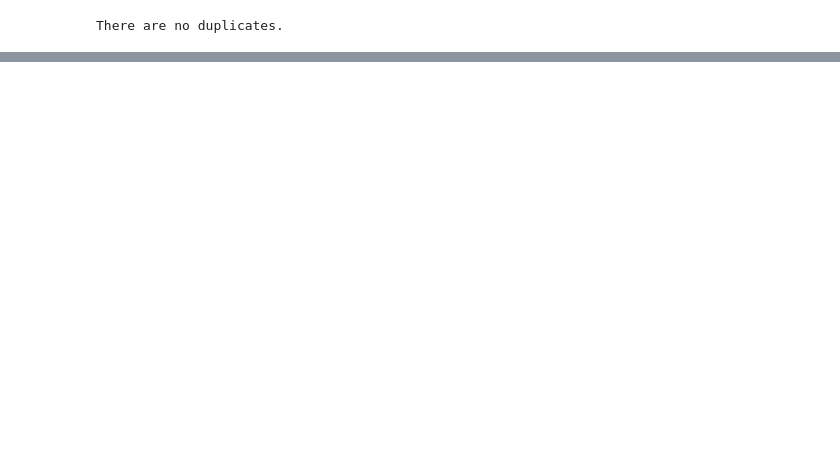
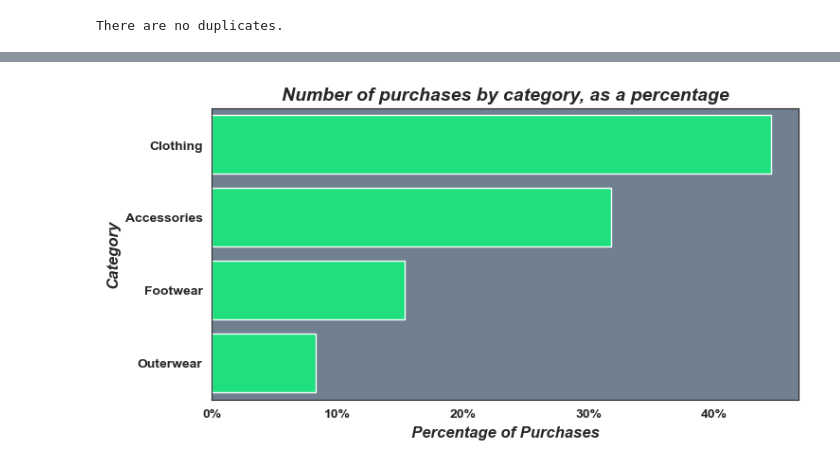
Before and after one commit to molly777yllom/DataDive3_DATA3500, a Jupyter notebook: shopping_trends.ipynb, the cells around one changed output, grey strips where cells are left out. Saved outputs shown, nothing was run; the diff lists cells and outputs as text; code cells hidden in the pictures; blank space fills up the shorter version.

```diff
--- a/shopping_trends.ipynb
+++ b/shopping_trends.ipynb
@@ -234,0 +367,43 @@ plt.show()
+# %%
+# plotting distribution across categories as a percentage
+
+# calculate the percentage of purchase count by each category
+category_counts = shopping['Category'].value_counts(normalize=True) * 100
+
+# convert the series to DataFrame for plotting
+category_percentage = category_counts.reset_index()
+category_percentage.columns = ['Category', 'Percentage']
+
+# set up plot and styles
+f, ax = plt.subplots(figsize=(8, 4))
+plt.subplots_adjust(hspace=0.3, wspace=0.5)
+sns.set_style('white')
+
+# establish the plot
+sns.barplot(y="Category", x="Percentage", data=category_percentage, color='springgreen', ax=ax)
+
+# set overall plot title
+ax.set_title('Number of purchases by category, as a percentage', fontsize=14, weight='bold', style='italic', y=1)
+
+# set y label
+ax.set_ylabel('Category', weight='bold', style='italic', size=12)
+# set x label
+ax.set_xlabel('Percentage of Purchases', weight='bold', style='italic', size=12)
+
+# set background color
+ax.set_facecolor('slategray')
+
+# make x-axis tick labels bold
+for label in ax.get_xticklabels():
+    label.set_weight('bold')
+# make y-axis tick labels bold
+for label in ax.get_yticklabels():
+    label.set_weight('bold')
+
+formatter = FuncFormatter(to_percent)
+ax.xaxis.set_major_formatter(formatter)
+
+# show the plot
+plt.show()
+# %% [output]
+[figure, added]
```
Also changed, not shown: parts of 25 cells of this notebook, 3 other files.
